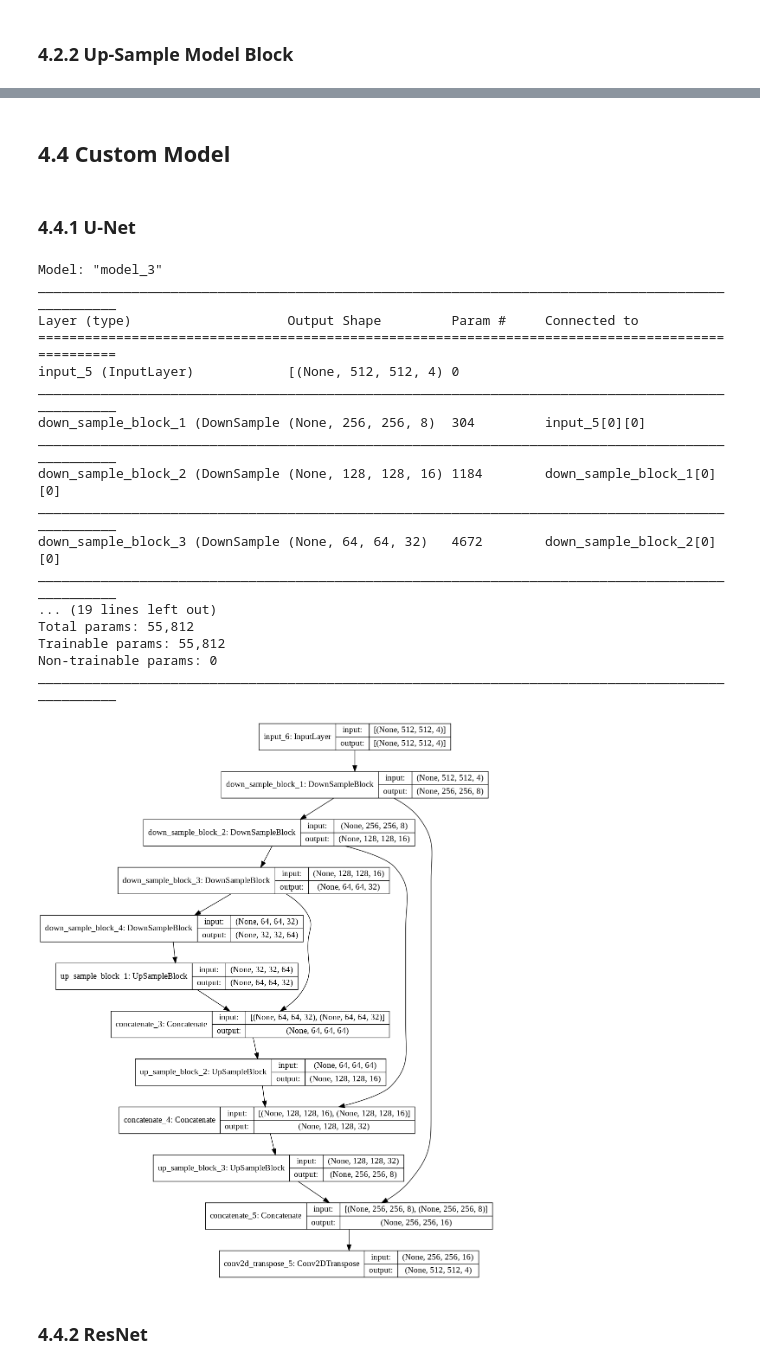
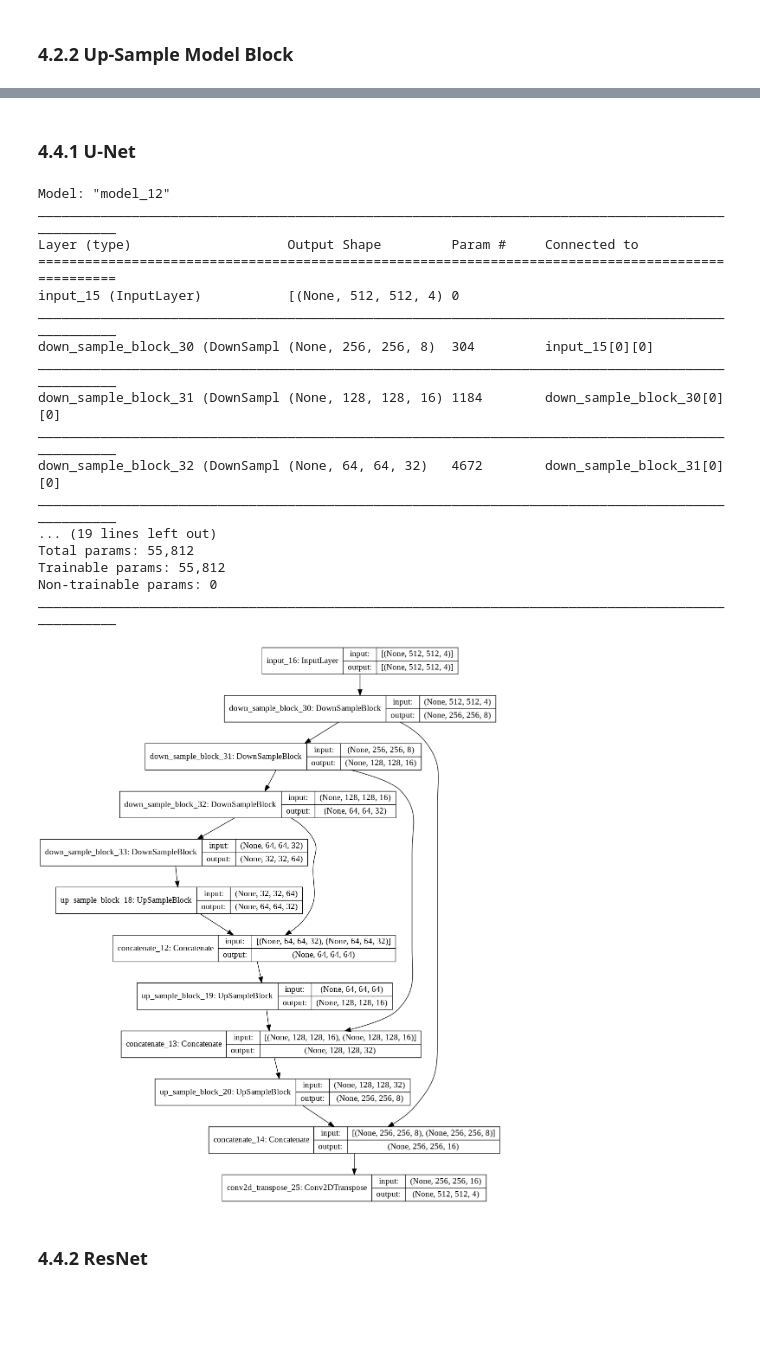
Before and after one commit to sascha-kirch/VoloGAN, a Jupyter notebook: VologramsData_Playground.ipynb, the cells around one changed output, grey strips where cells are left out. Cells and saved outputs as stored; diff of their text form; code cells hidden in the pictures; blank space fills up the shorter version.

```diff
--- a/VologramsData_Playground.ipynb
+++ b/VologramsData_Playground.ipynb
@@ -643,6 +877,3 @@ ________________________________________________________________________________
-# %% [markdown]
-<a name="4-4"></a>
-## 4.4 Custom Model
 # %% [markdown]
 <a name="4-4-1"></a>
 ### 4.4.1 U-Net
@@ -650,6 +881,8 @@ ________________________________________________________________________________
 class UNet(tf.keras.Model):
   def __init__(self, filters = 4, num_up_down_blocks = 4, kernel_initializer = KERNEL_INIT): #TODO: add missing arguments
     super(UNet, self).__init__()
+
+    self.modelType = "U-NET"
 
     #double the filtersize with ervery downsample step
     self.downBlocks = [DownSampleBlock(filters * (2**x) ) for x in range(num_up_down_blocks)]
@@ -683,43 +916,42 @@ class UNet(tf.keras.Model):
     return x
 
   def build_model_from_layers(self, shape):
     x = tf.keras.layers.Input(shape=(shape))
     return tf.keras.Model(inputs=[x], outputs=self.call(x))
 
 # Test Code
 # Test input has the shape of the 1 training example of the dataset
 dataShape = (512, 512, 4)
-test_Input = tf.keras.layers.Input(shape=dataShape)
 
-UNet = UNet(filters = dataShape[2] ,num_up_down_blocks = 4)
-UNet.build_model_from_layers(dataShape).summary()
-tf.keras.utils.plot_model(UNet.build_model_from_layers(dataShape), show_shapes=True, expand_nested=True)
+uNet = UNet(filters = dataShape[2] ,num_up_down_blocks = 4)
+uNet.build_model_from_layers(dataShape).summary()
+tf.keras.utils.plot_model(uNet.build_model_from_layers(dataShape), show_shapes=True, expand_nested=True)
 
 # Test forward Propagation
 #rgbd_samples = Combine_color_depth(DATA_PATH)
 #Plot_RGBD_Sample(rgbd_samples[24,:,:,:])
 #output = UNet(rgbd_samples, training = False)
 #Plot_RGBD_Sample(output[24,:,:,:])
 #print(output)
 # %% [output]
-Model: "model_3"
+Model: "model_12"
 __________________________________________________________________________________________________
 Layer (type)                    Output Shape         Param #     Connected to
 ==================================================================================================
-input_5 (InputLayer)            [(None, 512, 512, 4) 0
+input_15 (InputLayer)           [(None, 512, 512, 4) 0
 __________________________________________________________________________________________________
-down_sample_block_1 (DownSample (None, 256, 256, 8)  304         input_5[0][0]
+down_sample_block_30 (DownSampl (None, 256, 256, 8)  304         input_15[0][0]
 __________________________________________________________________________________________________
-down_sample_block_2 (DownSample (None, 128, 128, 16) 1184        down_sample_block_1[0][0]
+down_sample_block_31 (DownSampl (None, 128, 128, 16) 1184        down_sample_block_30[0][0]
 __________________________________________________________________________________________________
-down_sample_block_3 (DownSample (None, 64, 64, 32)   4672        down_sample_block_2[0][0]
+down_sample_block_32 (DownSampl (None, 64, 64, 32)   4672        down_sample_block_31[0][0]
 __________________________________________________________________________________________________
 ... (19 lines left out)
 Total params: 55,812
 Trainable params: 55,812
 Non-trainable params: 0
 __________________________________________________________________________________________________
-[figure, old version]
+[figure, new version]
 # %% [markdown]
 <a name="4-4-2"></a>
 ### 4.4.2 ResNet
```
Also changed, not shown: parts of 33 cells of this notebook.
